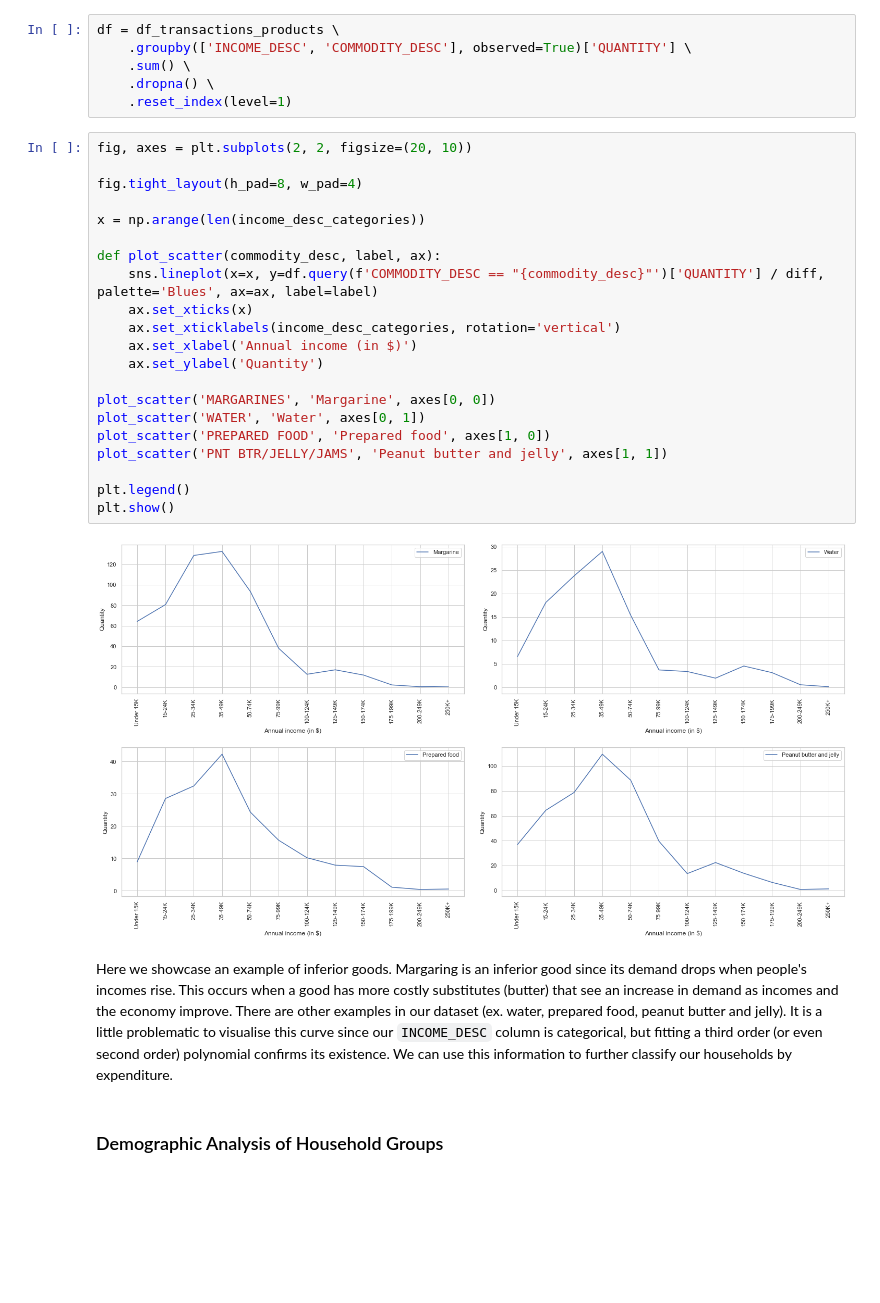
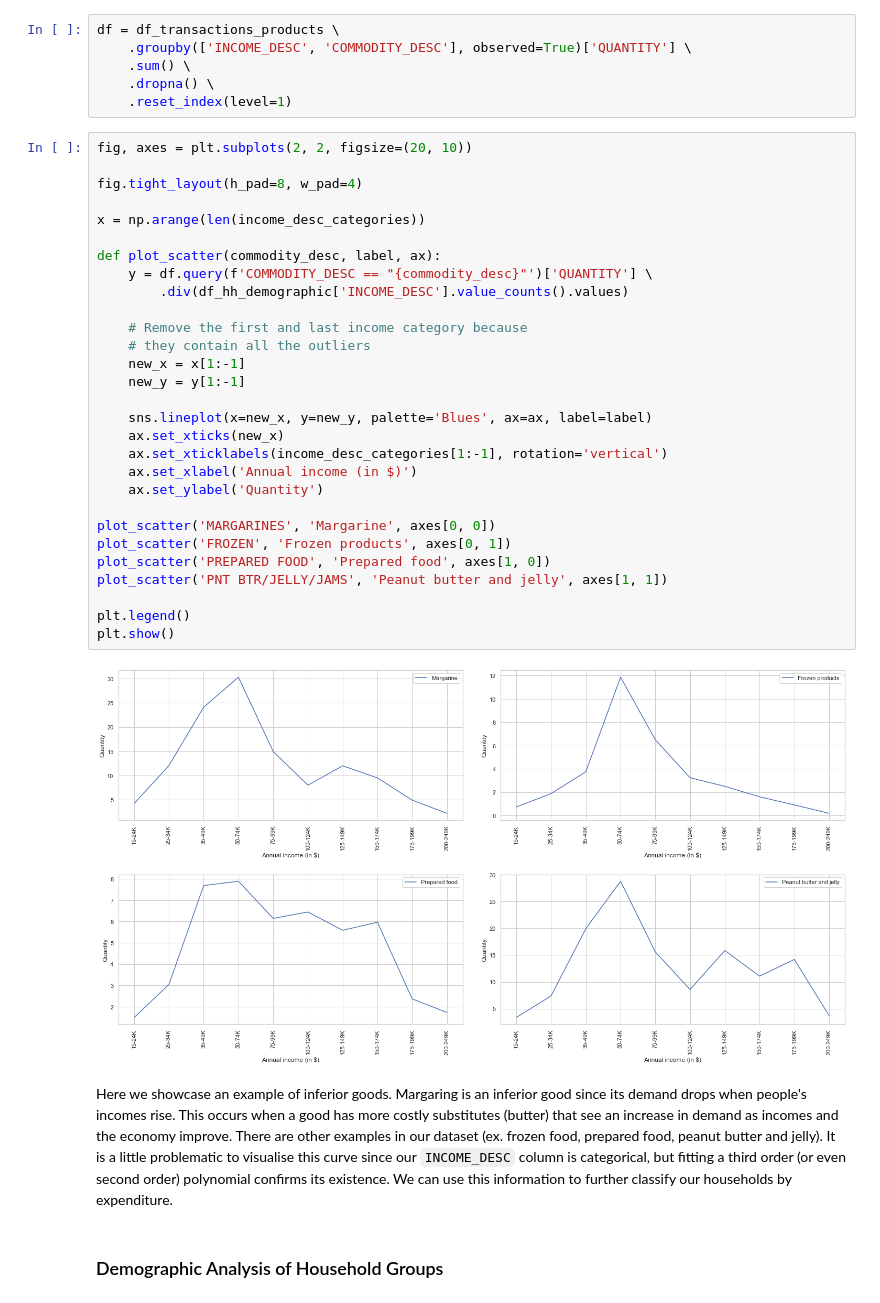
Before and after one commit to BoschSamuel/ADA_Project_2019, a Jupyter notebook: RQ7_mladen_andrej_samuel.ipynb, the cells around one changed output. Drawn from its saved outputs; the diff is of its cells as text; blank space fills up the shorter version.

```diff
--- a/RQ7_mladen_andrej_samuel.ipynb
+++ b/RQ7_mladen_andrej_samuel.ipynb
@@ -764,28 +764,36 @@ df = df_transactions_products \
 # %%
 fig, axes = plt.subplots(2, 2, figsize=(20, 10))
 
 fig.tight_layout(h_pad=8, w_pad=4)
 
 x = np.arange(len(income_desc_categories))
 
 def plot_scatter(commodity_desc, label, ax):
-    sns.lineplot(x=x, y=df.query(f'COMMODITY_DESC == "{commodity_desc}"')['QUANTITY'] / diff, palette='Blues', ax=ax, label=label)
-    ax.set_xticks(x)
-    ax.set_xticklabels(income_desc_categories, rotation='vertical')
+    y = df.query(f'COMMODITY_DESC == "{commodity_desc}"')['QUANTITY'] \
+        .div(df_hh_demographic['INCOME_DESC'].value_counts().values)
+
+    # Remove the first and last income category because
+    # they contain all the outliers
+    new_x = x[1:-1]
+    new_y = y[1:-1]
+
+    sns.lineplot(x=new_x, y=new_y, palette='Blues', ax=ax, label=label)
+    ax.set_xticks(new_x)
+    ax.set_xticklabels(income_desc_categories[1:-1], rotation='vertical')
     ax.set_xlabel('Annual income (in $)')
     ax.set_ylabel('Quantity')
 
 plot_scatter('MARGARINES', 'Margarine', axes[0, 0])
-plot_scatter('WATER', 'Water', axes[0, 1])
+plot_scatter('FROZEN', 'Frozen products', axes[0, 1])
 plot_scatter('PREPARED FOOD', 'Prepared food', axes[1, 0])
 plot_scatter('PNT BTR/JELLY/JAMS', 'Peanut butter and jelly', axes[1, 1])
 
 plt.legend()
 plt.show()
 # %% [output]
-[figure, old version]
+[figure, new version]
 # %% [markdown]
-Here we showcase an example of inferior goods. Margaring is an inferior good since its demand drops when people's incomes rise. This occurs when a good has more costly substitutes (butter) that see an increase in demand as incomes and the economy improve. There are other examples in our dataset (ex. water, prepared food, peanut butter and jelly). It is a little problematic to visualise this curve since our `INCOME_DESC` column is categorical, but fitting a third order (or even second order) polynomial confirms its existence. We can use this information to further classify our households by expenditure.
+Here we showcase an example of inferior goods. Margaring is an inferior good since its demand drops when people's incomes rise. This occurs when a good has more costly substitutes (butter) that see an increase in demand as incomes and the economy improve. There are other examples in our dataset (ex. frozen food, prepared food, peanut butter and jelly). It is a little problematic to visualise this curve since our `INCOME_DESC` column is categorical, but fitting a third order (or even second order) polynomial confirms its existence. We can use this information to further classify our households by expenditure.
 # %% [markdown]
 ### Demographic Analysis of Household Groups
 # %% [markdown]
```
Also changed, not shown: parts of 3 cells of this notebook.
